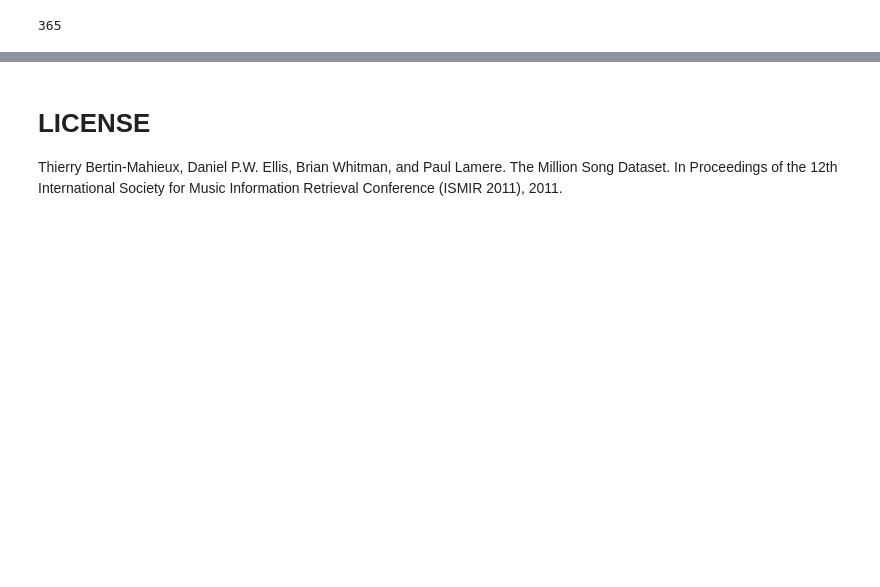
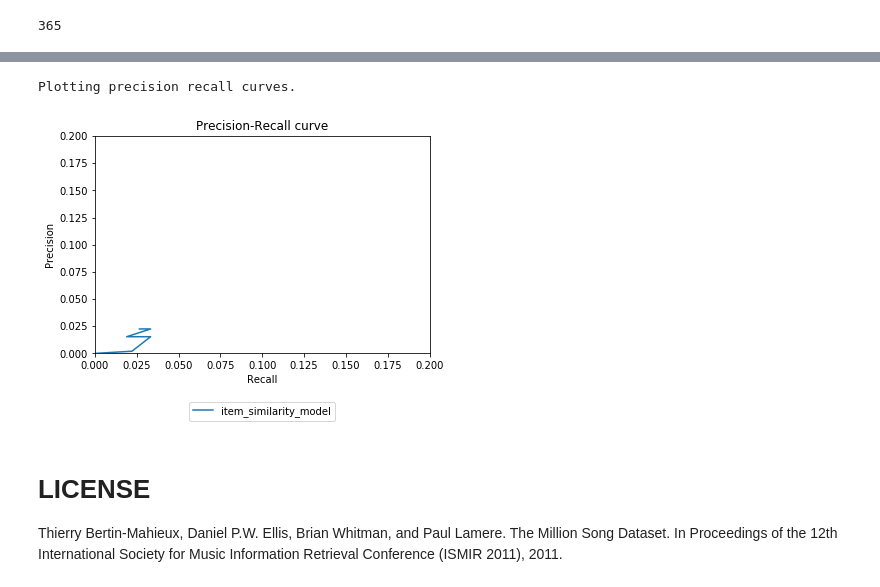
Before and after one commit to AKhegai/ai-songs-recommendation-system, a Jupyter notebook: recommendation-system.ipynb, the cells around one changed output, grey strips where cells are left out. Saved outputs shown, nothing was run; the diff lists cells and outputs as text; code cells hidden in the pictures; blank space fills up the shorter version.

```diff
--- a/Popularity recommendation system.ipynb
+++ b/recommendation-system.ipynb
@@ -6,11 +15,9 @@ import numpy as np
 # %%
-# Data used is a subset of http://labrosa.ee.columbia.edu/millionsong
-
-triplets_file = 'https://static.turi.com/datasets/millionsong/10000.txt'
-songs_metadata_file = 'https://static.turi.com/datasets/millionsong/song_data.csv'
+# triplets_file = 'https://static.turi.com/datasets/millionsong/10000.txt'
+# songs_metadata_file = 'https://static.turi.com/datasets/millionsong/song_data.csv'
 # Download it locally for a faster usage
-# triplets_file = 'data/10000.txt'
-# metadata_file = 'data/song_data.csv'
+triplets_file = 'data/10000.txt'
+metadata_file = 'data/song_data.csv'
 # %%
 song_df_1 = pandas.read_table(triplets_file,header=None)
 song_df_1.columns = ['user_id', 'song_id', 'listen_count']
@@ -159,0 +93,2 @@ model.recommend(users[0])
+# %%
+is_model = song_similarity_model(train_data)
@@ -159,0 +113,14 @@ model.recommend(users[0])
+# %%
+start  =  time.time()
+
+  #Define what percentage of users to use for precision recall calculation#Define
+user_sample = 0.05
+
+#Instantiate the precision_recall_calculator class
+pr = precision_recall_calculator(test_data, train_data, is_model)
+
+#Call method to calculate precision and recall values
+(ism_avg_precision_list, ism_avg_recall_list) = pr.calculate_measures(user_sample)
+
+end = time.time()
+print(end - start)
@@ -160,3 +146,22 @@ model.recommend(users[0])
+# %%
+def plot_precision_recall(m1_precision_list, m1_recall_list, m1_label):
+    pl.clf()
+    pl.plot(m1_recall_list, m1_precision_list, label=m1_label)
+    pl.xlabel('Recall')
+    pl.ylabel('Precision')
+    pl.ylim([0.0, 0.20])
+    pl.xlim([0.0, 0.20])
+    pl.title('Precision-Recall curve')
+    #pl.legend(loc="upper right")
+    pl.legend(loc=9, bbox_to_anchor=(0.5, -0.2))
+    pl.show()
+
+print("Plotting precision recall curves.")
+
+plot_precision_recall(ism_avg_precision_list, ism_avg_recall_list, "item_similarity_model")
+# %% [output]
+Plotting precision recall curves.
+[figure, added]
 # %% [markdown]
 # LICENSE
 
```
Also changed, not shown: parts of 17 cells of this notebook, 3 other files.
